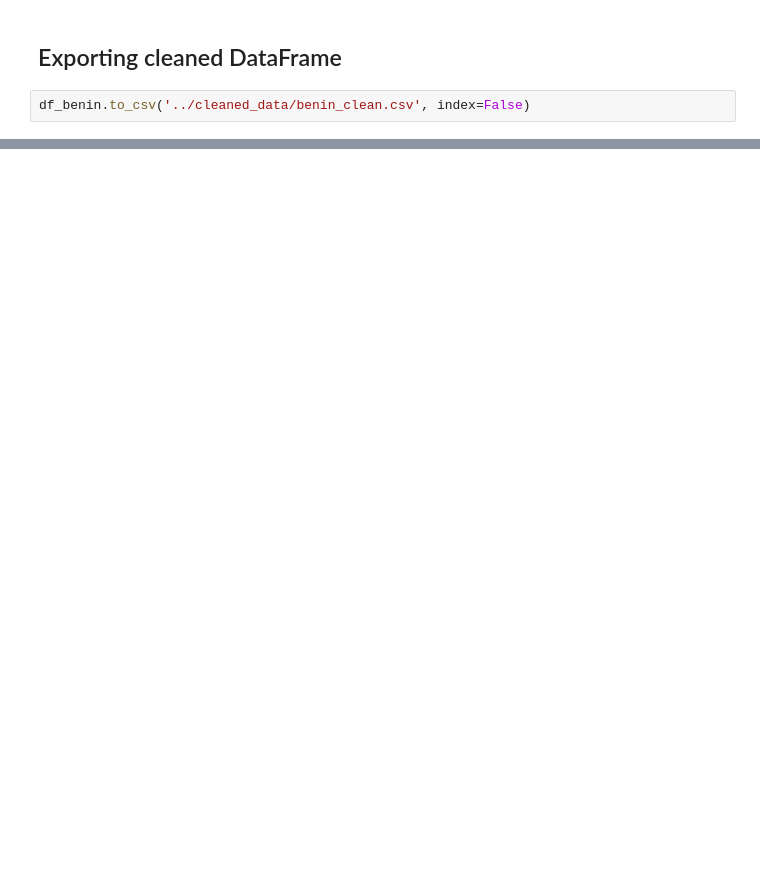
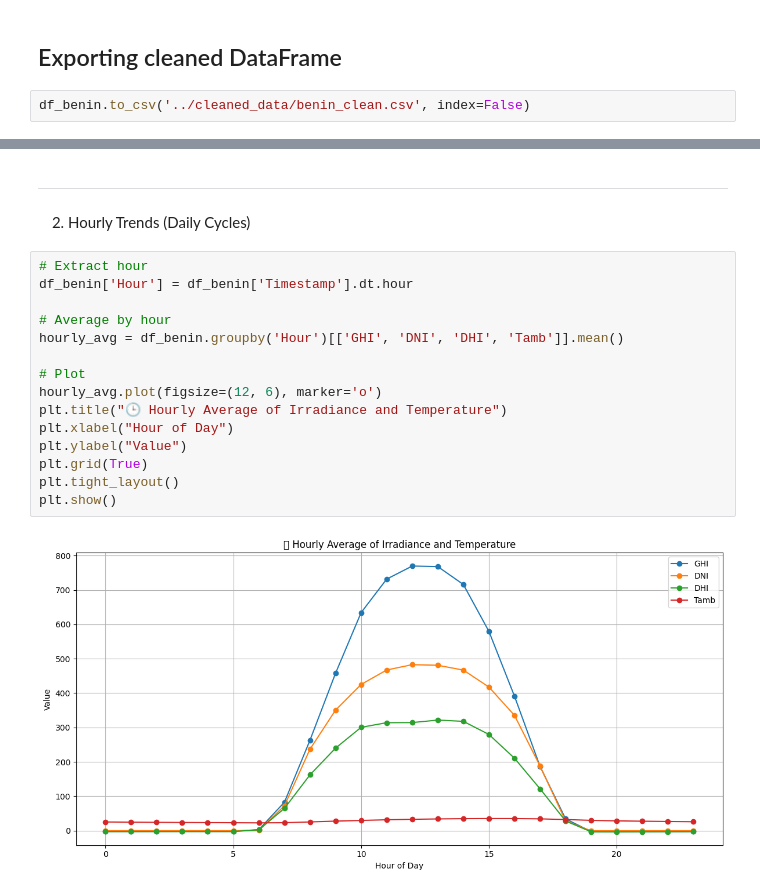
Before and after one commit to OliyadTeshome/Solar_Strategy_Insights, a Jupyter notebook: notebooks/benin__eda.ipynb, the cells around one changed output, grey strips where cells are left out. Cells and saved outputs as stored; diff of their text form; blank space fills up the shorter version.

```diff
--- a/notebooks/benin__eda.ipynb
+++ b/notebooks/benin__eda.ipynb
@@ -202,0 +278,21 @@ plt.show()
+# %% [markdown]
+---
+# %% [markdown]
+2. Hourly Trends (Daily Cycles)
+# %%
+# Extract hour
+df_benin['Hour'] = df_benin['Timestamp'].dt.hour
+
+# Average by hour
+hourly_avg = df_benin.groupby('Hour')[['GHI', 'DNI', 'DHI', 'Tamb']].mean()
+
+# Plot
+hourly_avg.plot(figsize=(12, 6), marker='o')
+plt.title("🕒 Hourly Average of Irradiance and Temperature")
+plt.xlabel("Hour of Day")
+plt.ylabel("Value")
+plt.grid(True)
+plt.tight_layout()
+plt.show()
+# %% [output]
+[figure, added]
```
Also changed, not shown: parts of 56 cells of this notebook.
